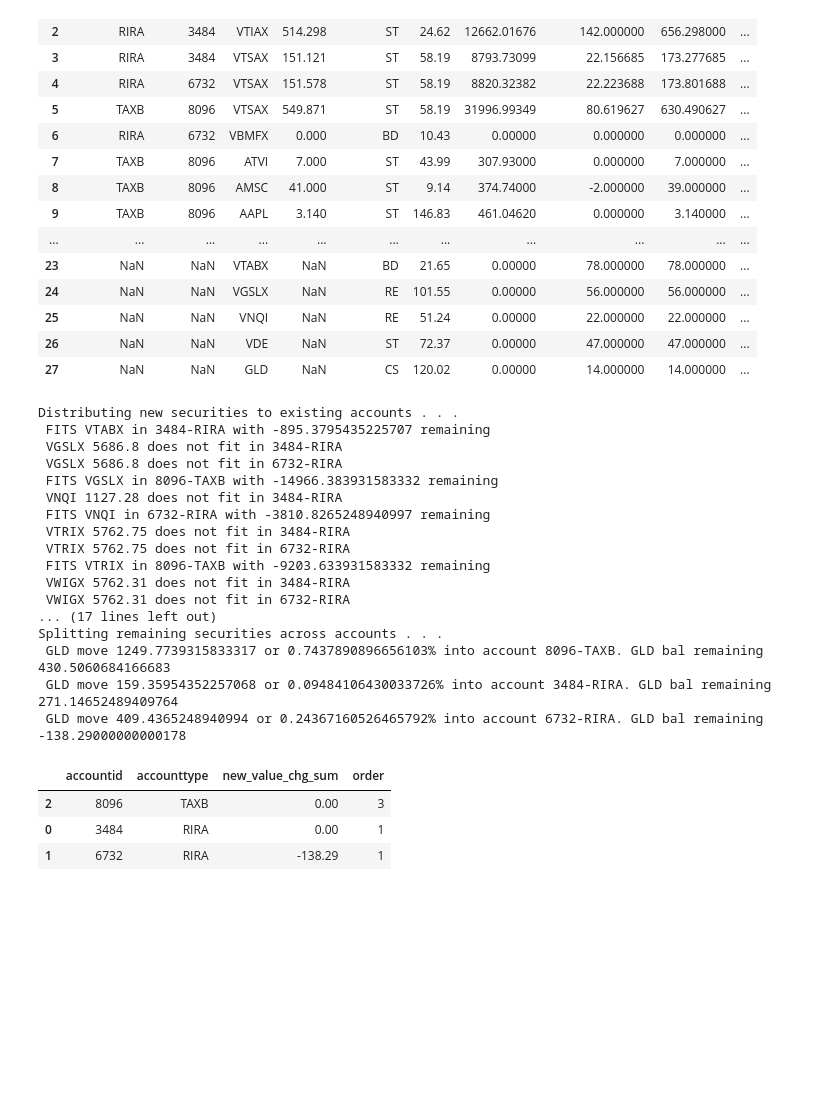
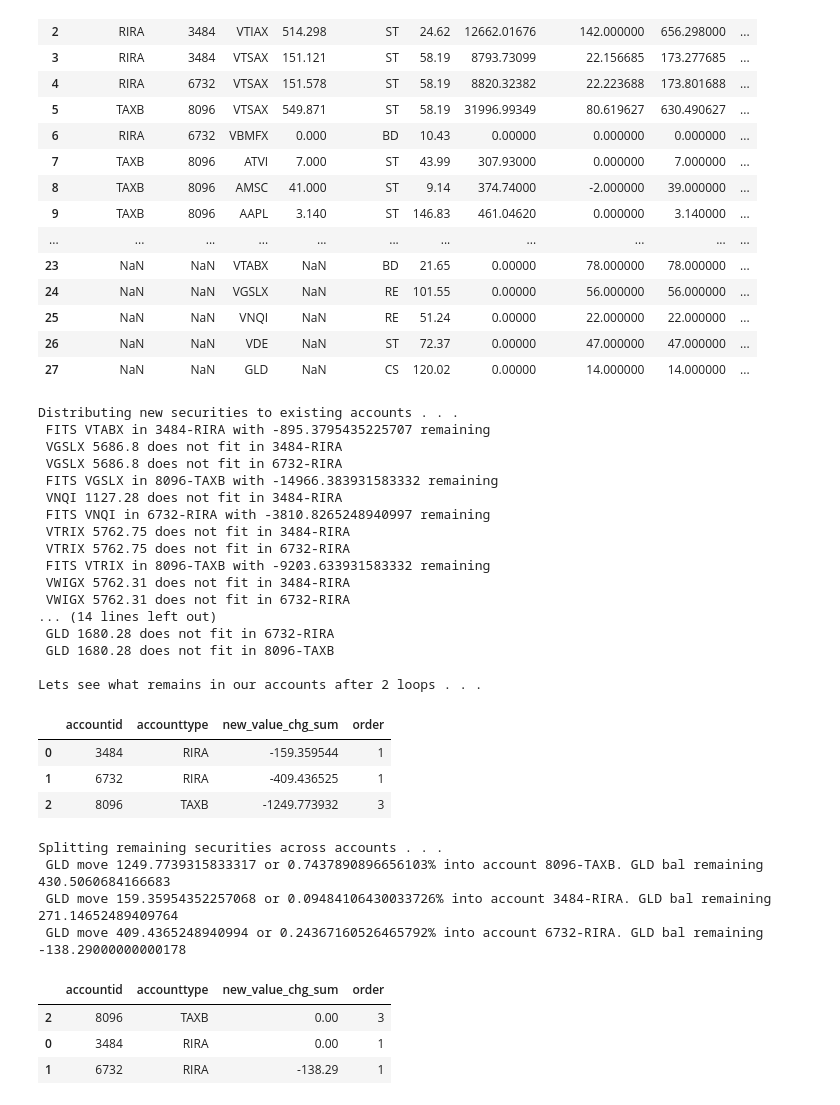
Before and after one commit to pogoetic/rebalance, a Jupyter notebook: portfolio_rebalance.ipynb, the cells around one changed output. Drawn from its saved outputs; the diff is of its cells as text; code cells hidden in the pictures; blank space fills up the shorter version.

```diff
--- a/portfolio_rebalance.ipynb
+++ b/portfolio_rebalance.ipynb
@@ -336,6 +336,8 @@ if len(port[port.accounttype.isnull()])>0: #if we have none, skip this step
     acctsdf = pd.merge(acctsdf,actype_sortorder,how='left',left_on='accounttype',right_on='accounttype')
     #We make a consequential assumption here that any new_money_in will be allocated 100% in one of the Taxable accounts (first in list).
     #if you have a Roth-IRA which has not met its contribution limits for the year, it may be preferrential to distribute the funds there first.
+    #IF YOU HAVE NO TAXABLE ACCOUNT AND YOU WISH TO REBALANCE WITH new_money_in > 0 this will cause errors - so we assert here:
+    assert(new_money_in == 0 or (len(acctsdf[acctsdf.accounttype == 'TAXB'])>0 and new_money_in > 0))
     min_idx = acctsdf[acctsdf.accounttype == 'TAXB'].index.min()
     acctsdf.loc[min_idx,'new_value_chg_sum'] = acctsdf.loc[min_idx,'new_value_chg_sum'] - new_money_in
     #only return accounts that have space
@@ -375,10 +377,13 @@ if len(port[port.accounttype.isnull()])>0: #if we have none, skip this step
                 else:
                     print(' {} {} does not fit in {}-{}'.format(row.ticker,row.new_value_chg,aid,atype))
 
+    print('\nLets see what remains in our accounts after 2 loops . . .')
+    display(acctsdf)
+
     #Here we are forced to split a security across multiple accounts because no one account can fit it
     #  in this loop we allow tax-inefficient assets to wind up in Taxable accounts, but only as a last resort
     if len(dport[dport.accounttype.isnull()])>0:
-        print('\nSplitting remaining securities across accounts . . .')
+        print('Splitting remaining securities across accounts . . .')
         #loop through accounts and place portions of asset in each, create a new row in the df for each placement.
         for index, row in dport[dport.accounttype.isnull()].sort_values(['order','new_value_chg'],ascending=[True,False]).iterrows():
             final_shares_chg = row.final_shares_chg
@@ -404,38 +409,46 @@ if len(port[port.accounttype.isnull()])>0: #if we have none, skip this step
                 #create new row in our portfolio for this asset in this account
                 dport.loc[max(dport.index)+1] = [r.accounttype,
                                         r.accountid,
                                         row.ticker,
                                         row.shares,
                                         row.assetclass,
                                         row.close,
                                         row.value,
                                         np.floor(pct_move*row.final_shares_chg), #we round down to get back to whole shares
                                         np.floor(pct_move*row.new_shares),
                                         np.floor(pct_move*row.new_shares)*row.close,
                                         (np.floor(pct_move*row.new_shares)*row.close)-row.value,
                                         np.floor(pct_move*row.new_value)/dport.new_value.sum(),
                                         row.order]
 
                 #finally delete the original row from the df
                 dport.drop(dport[dport.accounttype.isnull()].index,inplace=True)
 # %% [output]
 Distributing new securities to existing accounts . . .
  FITS VTABX in 3484-RIRA with -895.3795435225707 remaining
  VGSLX 5686.8 does not fit in 3484-RIRA
  VGSLX 5686.8 does not fit in 6732-RIRA
  FITS VGSLX in 8096-TAXB with -14966.383931583332 remaining
  VNQI 1127.28 does not fit in 3484-RIRA
  FITS VNQI in 6732-RIRA with -3810.8265248940997 remaining
  VTRIX 5762.75 does not fit in 3484-RIRA
  VTRIX 5762.75 does not fit in 6732-RIRA
  FITS VTRIX in 8096-TAXB with -9203.633931583332 remaining
  VWIGX 5762.31 does not fit in 3484-RIRA
  VWIGX 5762.31 does not fit in 6732-RIRA
-... (17 lines left out)
-Splitting remaining securities across accounts . . .
- GLD move 1249.7739315833317 or 0.7437890896656103% into account 8096-TAXB. GLD bal remaining 430.5060684166683
- GLD move 159.35954352257068 or 0.09484106430033726% into account 3484-RIRA. GLD bal remaining 271.14652489409764
- GLD move 409.4365248940994 or 0.24367160526465792% into account 6732-RIRA. GLD bal remaining -138.29000000000178
+... (14 lines left out)
+ GLD 1680.28 does not fit in 6732-RIRA
+ GLD 1680.28 does not fit in 8096-TAXB
+
+Lets see what remains in our accounts after 2 loops . . .
+|  | accountid | accounttype | new_value_chg_sum | order |
+| 0 | 3484 | RIRA | -159.359544 | 1 |
+| 1 | 6732 | RIRA | -409.436525 | 1 |
+| 2 | 8096 | TAXB | -1249.773932 | 3 |
+Splitting remaining securities across accounts . . .
+ GLD move 1249.7739315833317 or 0.7437890896656103% into account 8096-TAXB. GLD bal remaining 430.5060684166683
+ GLD move 159.35954352257068 or 0.09484106430033726% into account 3484-RIRA. GLD bal remaining 271.14652489409764
+ GLD move 409.4365248940994 or 0.24367160526465792% into account 6732-RIRA. GLD bal remaining -138.29000000000178
 # %%
 #Lets see whats left in our accounts, it should be very close to zero
 if acctsdf is not None:
```
Also changed, not shown: 1 other file.
